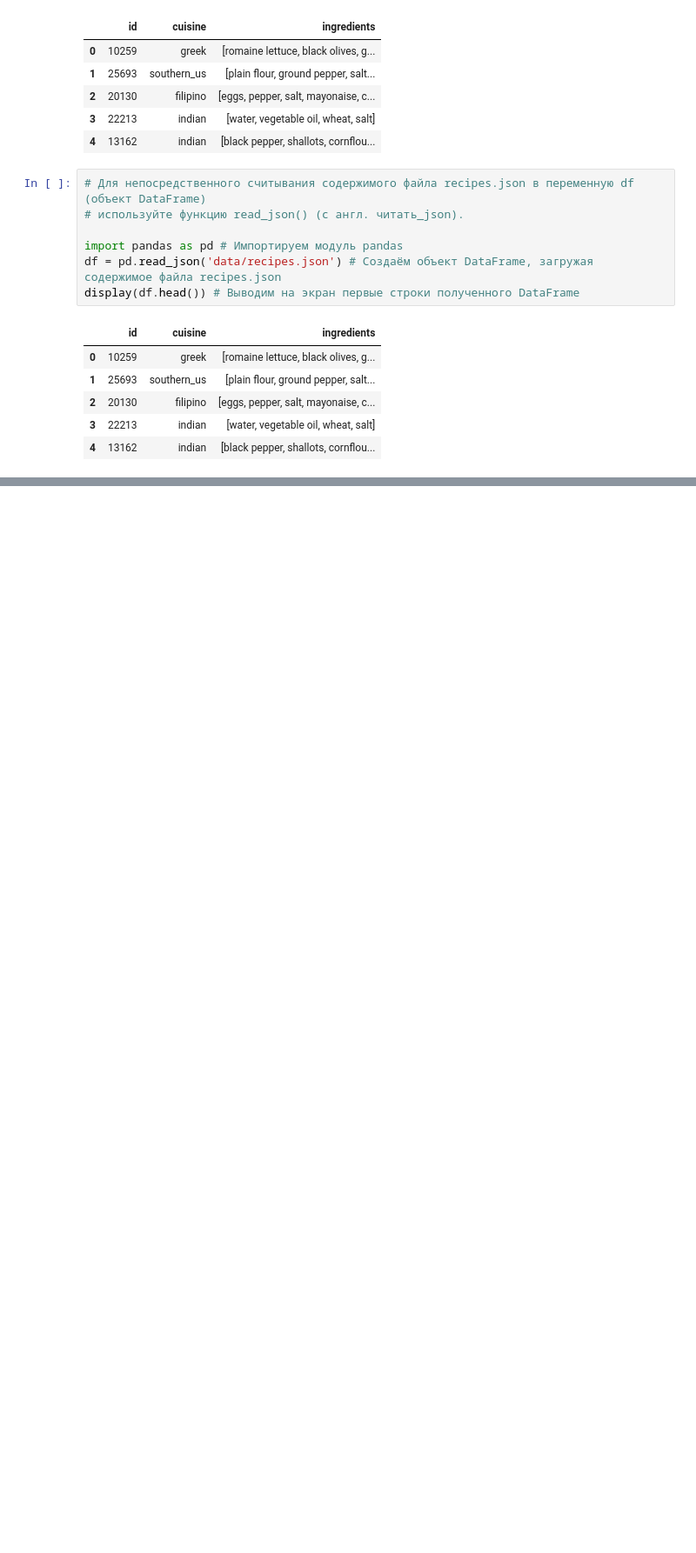
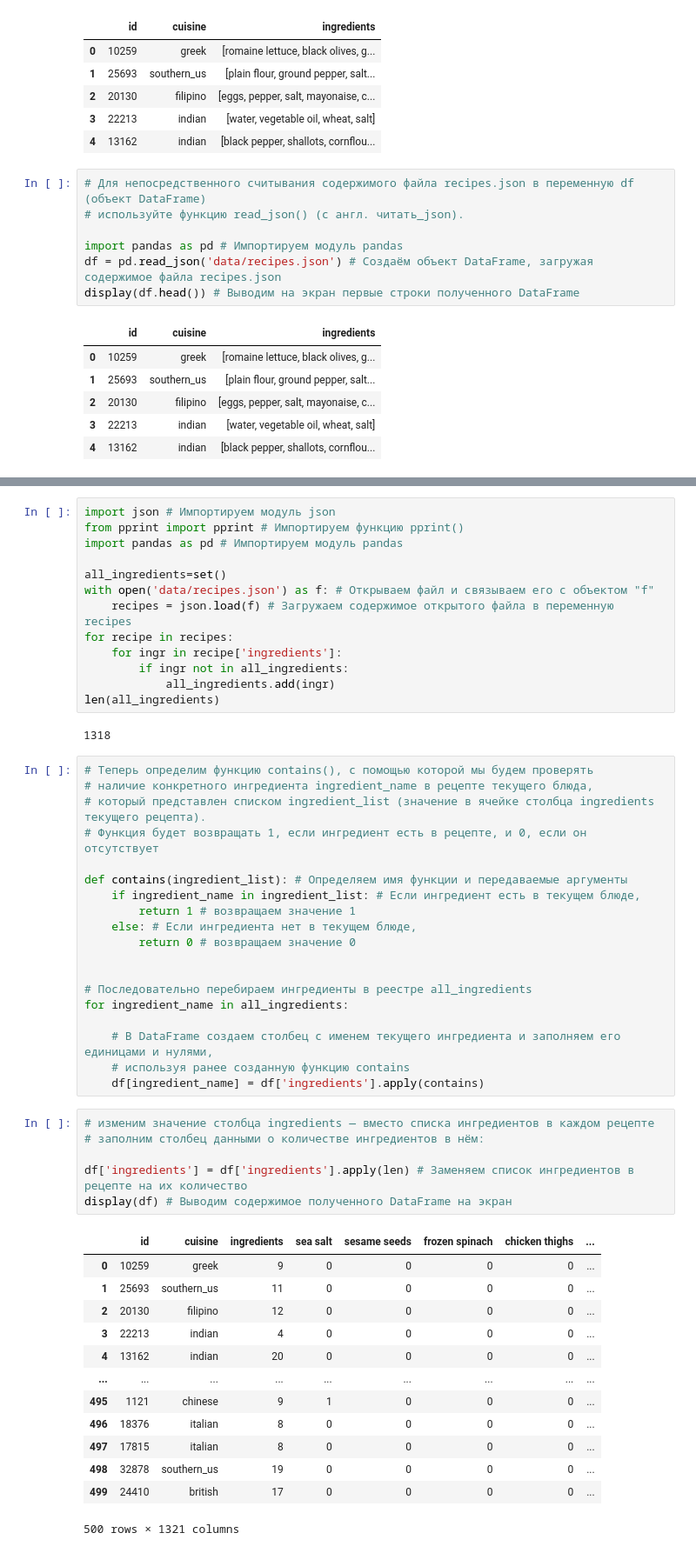
Before and after one commit to Alexx-Yu/python_classes, a Jupyter notebook: Module 16 - Read file/Theory.ipynb, the cells around one changed output, grey strips where cells are left out. Shown at 87% size. Saved outputs shown, nothing was run; the diff lists cells and outputs as text; blank space fills up the shorter version.

```diff
--- a/Module 16 - Read file/Theory.ipynb
+++ b/Module 16 - Read file/Theory.ipynb
@@ -342,0 +342,54 @@ display(df.head()) # Выводим на экран первые строки п
+# %%
+import json # Импортируем модуль json
+from pprint import pprint # Импортируем функцию pprint()
+import pandas as pd # Импортируем модуль pandas
+
+all_ingredients=set()
+with open('data/recipes.json') as f: # Открываем файл и связываем его с объектом "f"
+    recipes = json.load(f) # Загружаем содержимое открытого файла в переменную recipes
+for recipe in recipes:
+    for ingr in recipe['ingredients']:
+        if ingr not in all_ingredients:
+            all_ingredients.add(ingr)
+len(all_ingredients)
+# %% [output]
+1318
+# %%
+# Теперь определим функцию contains(), с помощью которой мы будем проверять
+# наличие конкретного ингредиента ingredient_name в рецепте текущего блюда,
+# который представлен списком ingredient_list (значение в ячейке столбца ingredients текущего рецепта).
+# Функция будет возвращать 1, если ингредиент есть в рецепте, и 0, если он отсутствует
+
+def contains(ingredient_list): # Определяем имя функции и передаваемые аргументы
+    if ingredient_name in ingredient_list: # Если ингредиент есть в текущем блюде,
+        return 1 # возвращаем значение 1
+    else: # Если ингредиента нет в текущем блюде,
+        return 0 # возвращаем значение 0
+
+
+# Последовательно перебираем ингредиенты в реестре all_ingredients
+for ingredient_name in all_ingredients:
+
+    # В DataFrame cоздаем столбец с именем текущего ингредиента и заполняем его единицами и нулями,
+    # используя ранее созданную функцию contains
+    df[ingredient_name] = df['ingredients'].apply(contains)
+# %%
+# изменим значение столбца ingredients — вместо списка ингредиентов в каждом рецепте
+# заполним столбец данными о количестве ингредиентов в нём:
+
+df['ingredients'] = df['ingredients'].apply(len) # Заменяем список ингредиентов в рецепте на их количество
+display(df) # Выводим содержимое полученного DataFrame на экран
+# %% [output]
+|  | id | cuisine | ingredients | sea salt | sesame seeds | frozen spinach | chicken thighs | ... |
+| 0 | 10259 | greek | 9 | 0 | 0 | 0 | 0 | ... |
+| 1 | 25693 | southern_us | 11 | 0 | 0 | 0 | 0 | ... |
+| 2 | 20130 | filipino | 12 | 0 | 0 | 0 | 0 | ... |
+| 3 | 22213 | indian | 4 | 0 | 0 | 0 | 0 | ... |
+| 4 | 13162 | indian | 20 | 0 | 0 | 0 | 0 | ... |
+| ... | ... | ... | ... | ... | ... | ... | ... | ... |
+| 495 | 1121 | chinese | 9 | 1 | 0 | 0 | 0 | ... |
+| 496 | 18376 | italian | 8 | 0 | 0 | 0 | 0 | ... |
+| 497 | 17815 | italian | 8 | 0 | 0 | 0 | 0 | ... |
+| 498 | 32878 | southern_us | 19 | 0 | 0 | 0 | 0 | ... |
+| 499 | 24410 | british | 17 | 0 | 0 | 0 | 0 | ... |
+500 rows × 1321 columns
```
Also changed, not shown: parts of 38 cells of this notebook, 5 other files.
